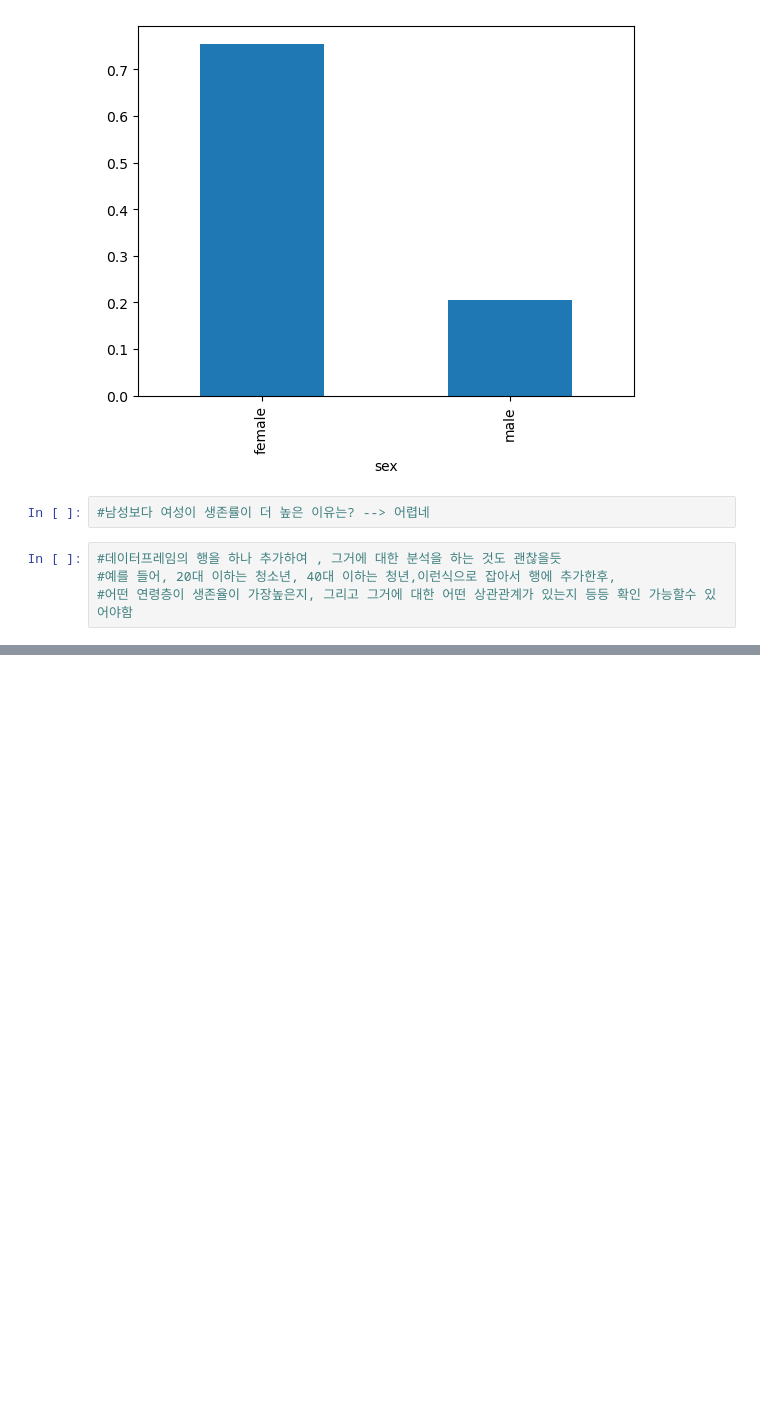
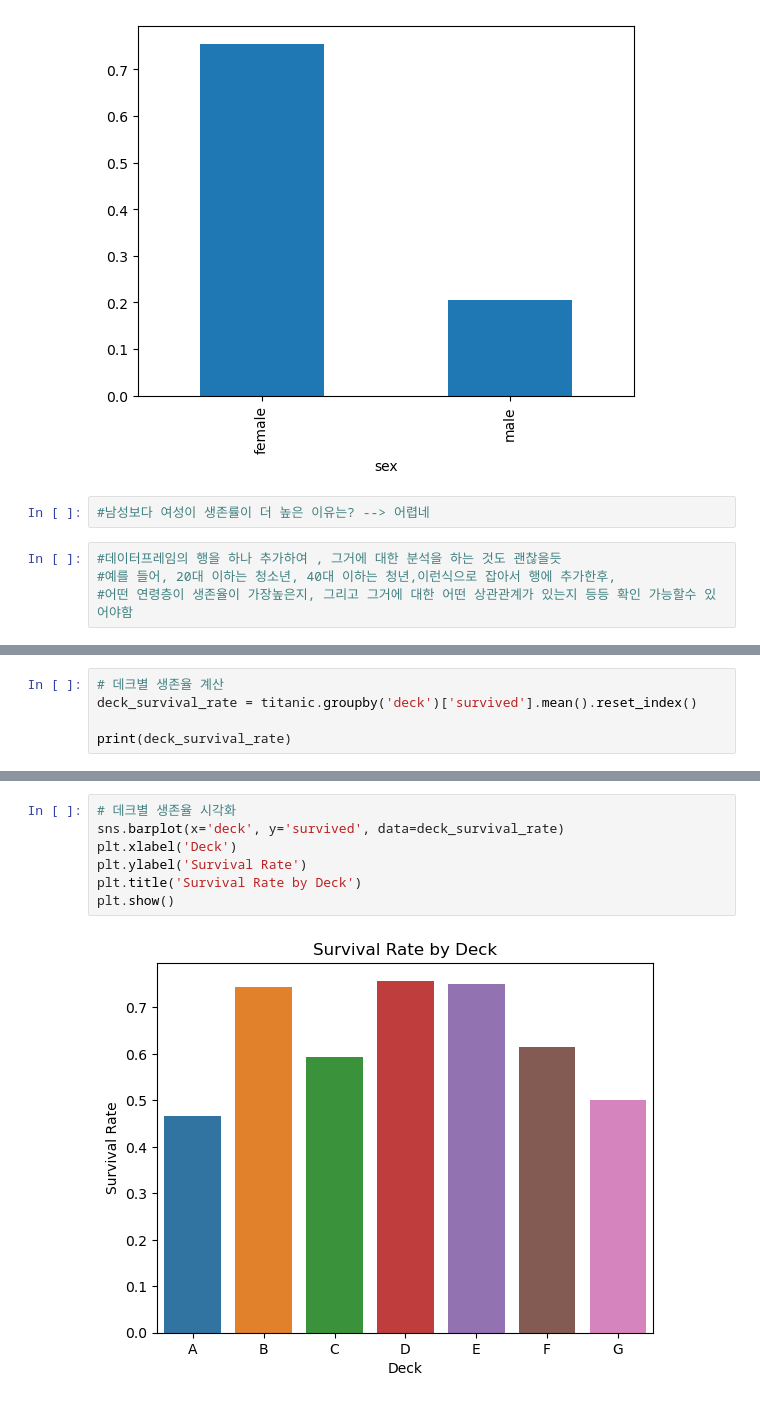
Before and after one commit to kwakguanghee/BIGDATA, a Jupyter notebook: 01조-20231599-곽광희-20231584-이정수-checkpoint.ipynb, the cells around one changed output, grey strips where cells are left out. Saved outputs shown, nothing was run; the diff lists cells and outputs as text; blank space fills up the shorter version.

```diff
--- a/01조-20231599-곽광희-20231584-이정수-checkpoint.ipynb
+++ b/01조-20231599-곽광희-20231584-이정수-checkpoint.ipynb
@@ -199,0 +297,5 @@ df.groupby('sex').mean()['survived'].plot(kind='bar',x='sex')
+# %%
+# 데크별 생존율 계산
+deck_survival_rate = titanic.groupby('deck')['survived'].mean().reset_index()
+
+print(deck_survival_rate)
@@ -199,0 +311,9 @@ df.groupby('sex').mean()['survived'].plot(kind='bar',x='sex')
+# %%
+# 데크별 생존율 시각화
+sns.barplot(x='deck', y='survived', data=deck_survival_rate)
+plt.xlabel('Deck')
+plt.ylabel('Survival Rate')
+plt.title('Survival Rate by Deck')
+plt.show()
+# %% [output]
+[figure, added]
```
Also changed, not shown: parts of 10 cells of this notebook.
